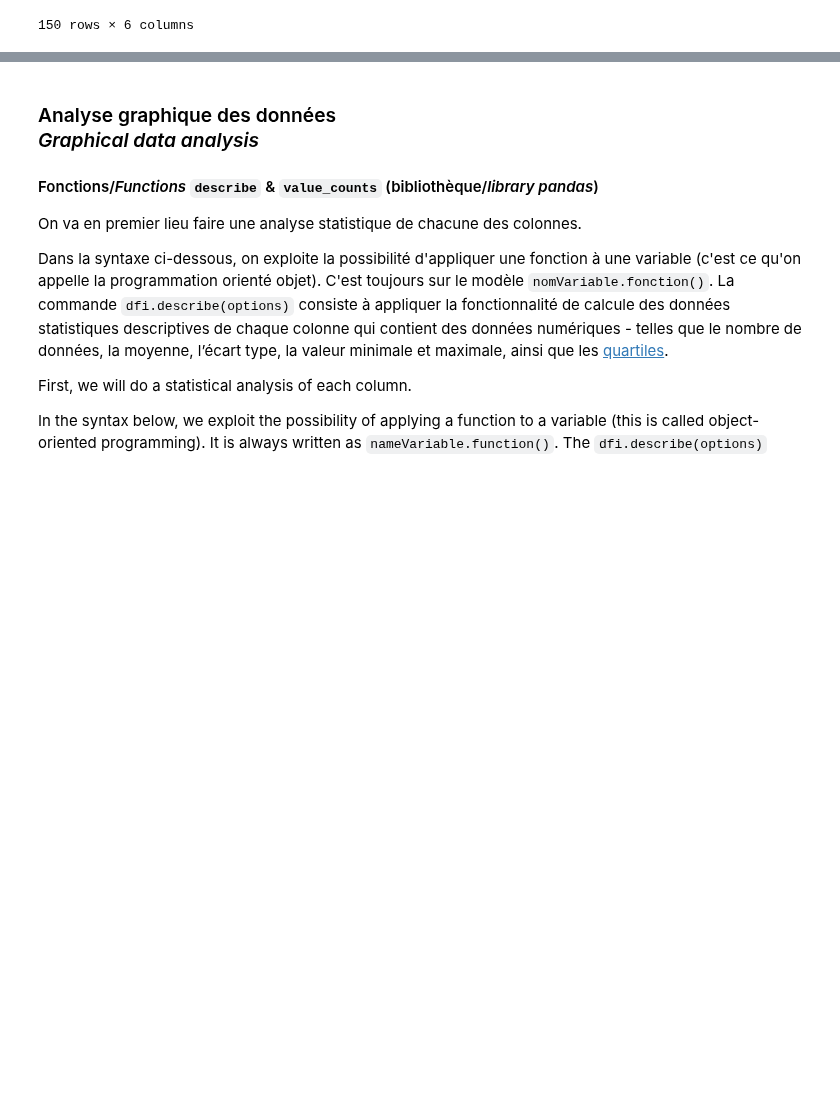
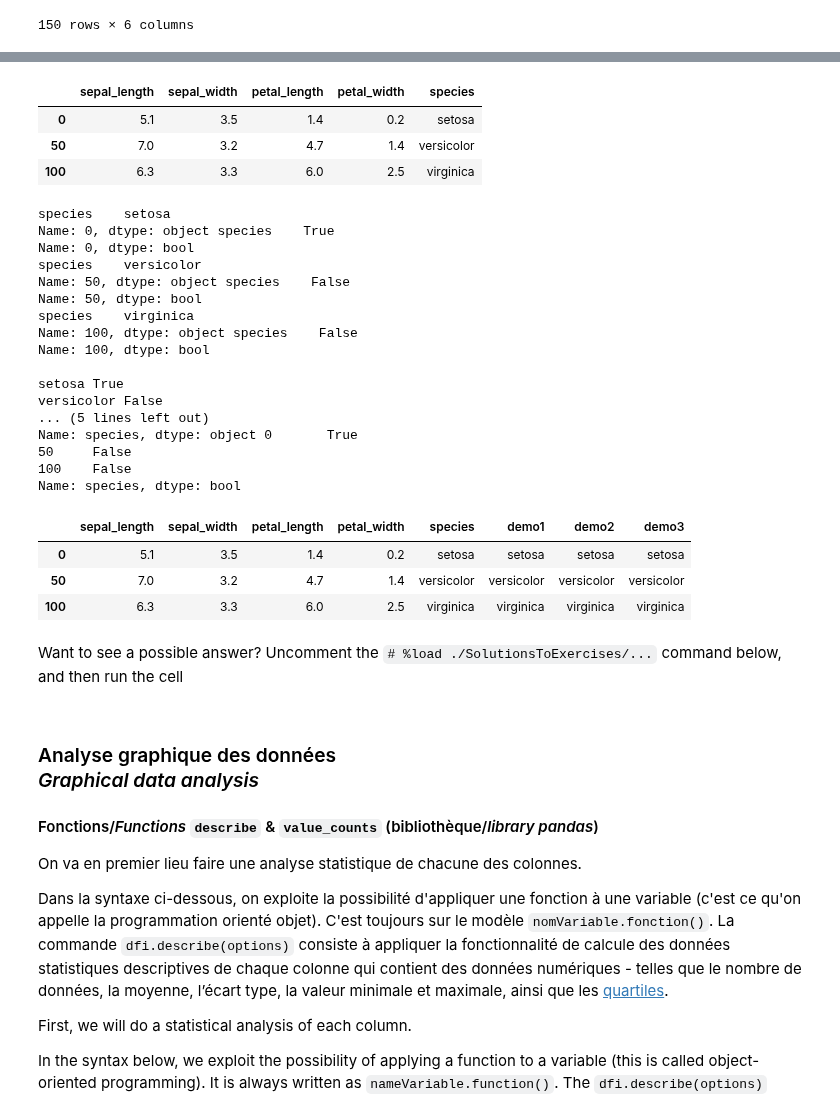
Before and after one commit to rpoteau/pyPhysChem, a Jupyter notebook: DS4B-Iris1.ipynb, the cells around one changed output, grey strips where cells are left out. Saved outputs shown, nothing was run; the diff lists cells and outputs as text; code cells hidden in the pictures; blank space fills up the shorter version.

```diff
--- a/DS4B-Iris1.ipynb
+++ b/DS4B-Iris1.ipynb
@@ -569,0 +748,44 @@ display(dfiDum)
+# %%
+dfi_demo=dfi.iloc[[0,50,100]].copy()
+dfi_demo
+def demo1(sp):
+    print(sp,sp=='setosa')
+    return sp
+dfi_demo["demo1"] = dfi_demo[["species"]].apply(demo1, axis=1)
+print()
+def demo2(sp):
+    print(sp.iloc[0],sp.iloc[0]=='setosa')
+    return sp.iloc[0]
+dfi_demo["demo2"] = dfi_demo[["species"]].apply(demo2, axis=1)
+print()
+def demo3(sp):
+    print(sp,sp=='setosa')
+    return sp
+dfi_demo["demo3"] = dfi_demo[["species"]].apply(demo3, axis=0)
+dfi_demo
+# %% [output]
+|  | sepal_length | sepal_width | petal_length | petal_width | species |
+| 0 | 5.1 | 3.5 | 1.4 | 0.2 | setosa |
+| 50 | 7.0 | 3.2 | 4.7 | 1.4 | versicolor |
+| 100 | 6.3 | 3.3 | 6.0 | 2.5 | virginica |
+species    setosa
+Name: 0, dtype: object species    True
+Name: 0, dtype: bool
+species    versicolor
+Name: 50, dtype: object species    False
+Name: 50, dtype: bool
+species    virginica
+Name: 100, dtype: object species    False
+Name: 100, dtype: bool
+
+setosa True
+versicolor False
+... (5 lines left out)
+Name: species, dtype: object 0       True
+50     False
+100    False
+Name: species, dtype: bool
+|  | sepal_length | sepal_width | petal_length | petal_width | species | demo1 | demo2 | demo3 |
+| 0 | 5.1 | 3.5 | 1.4 | 0.2 | setosa | setosa | setosa | setosa |
+| 50 | 7.0 | 3.2 | 4.7 | 1.4 | versicolor | versicolor | versicolor | versicolor |
+| 100 | 6.3 | 3.3 | 6.0 | 2.5 | virginica | virginica | virginica | virginica |
@@ -569,0 +794,5 @@ display(dfiDum)
+# %% [markdown]
+<div class="sol">
+
+Want to see a possible answer? Uncomment the `# %load ./SolutionsToExercises/...` command below, and then run the cell
+</div>
```
Also changed, not shown: parts of 41 cells of this notebook, 41 other files.
